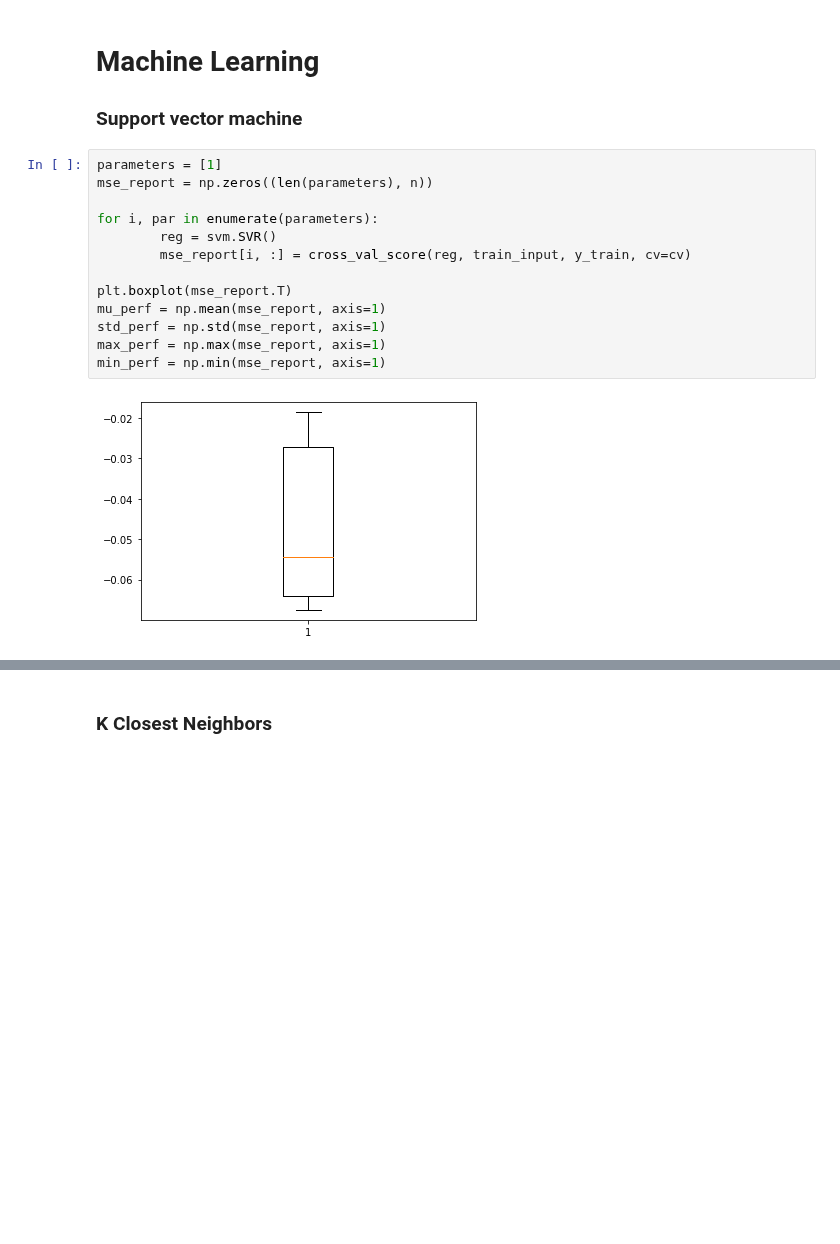
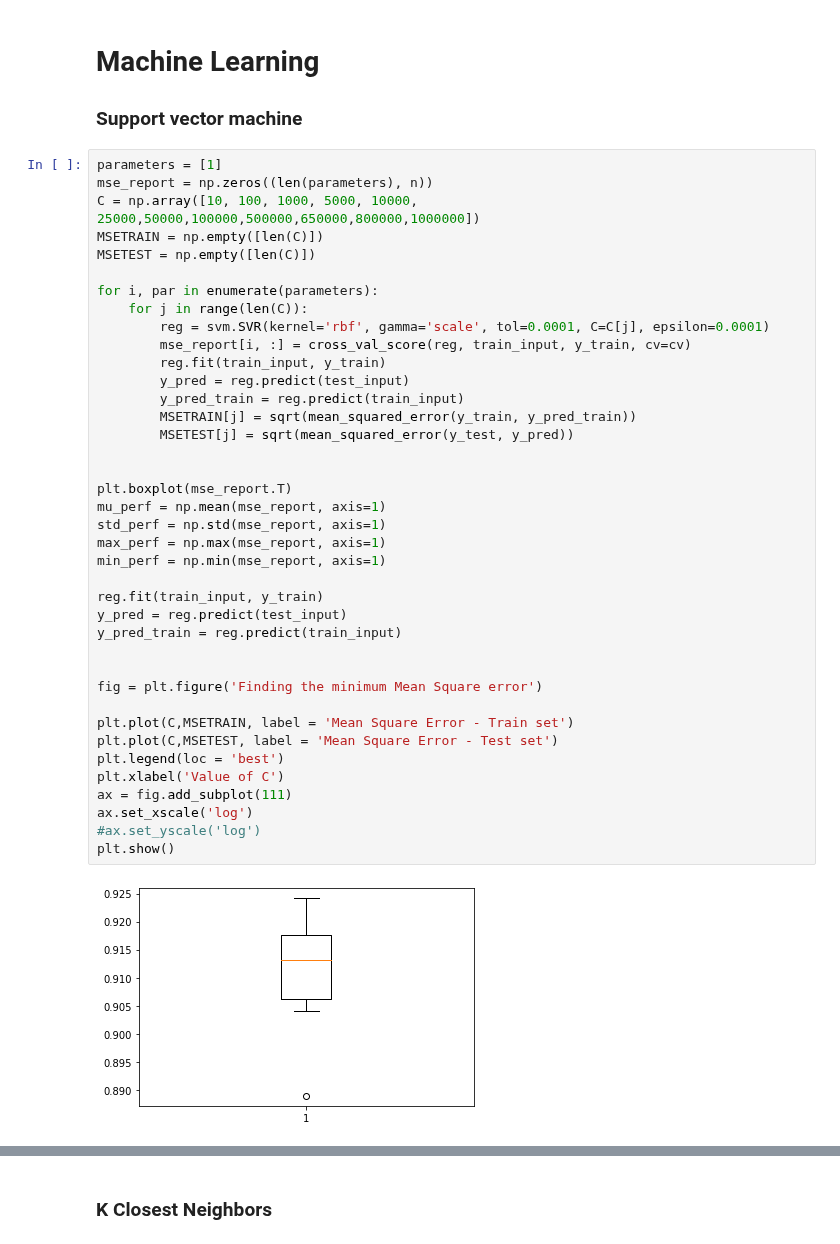
Before and after one commit to BenInTheBox/DataScienceInPractice, a Jupyter notebook: project/code.ipynb, the cells around one changed output, grey strips where cells are left out. Drawn from its saved outputs; the diff is of its cells as text; blank space fills up the shorter version.

```diff
--- a/project/code.ipynb
+++ b/project/code.ipynb
@@ -720,18 +719,44 @@ def prediction(x: np.ndarray, reg, n=5):
 # %% [markdown]
 # Machine Learning
 ### Support vector machine
-# %%
-parameters = [1]
-mse_report = np.zeros((len(parameters), n))
-
-for i, par in enumerate(parameters):
-        reg = svm.SVR()
-        mse_report[i, :] = cross_val_score(reg, train_input, y_train, cv=cv)
-
-plt.boxplot(mse_report.T)
-mu_perf = np.mean(mse_report, axis=1)
-std_perf = np.std(mse_report, axis=1)
-max_perf = np.max(mse_report, axis=1)
-min_perf = np.min(mse_report, axis=1)
-# %% [output]
-[figure, removed]
+# %%
+parameters = [1]
+mse_report = np.zeros((len(parameters), n))
+C = np.array([10, 100, 1000, 5000, 10000, 25000,50000,100000,500000,650000,800000,1000000])
+MSETRAIN = np.empty([len(C)])
+MSETEST = np.empty([len(C)])
+
+for i, par in enumerate(parameters):
+    for j in range(len(C)):
+        reg = svm.SVR(kernel='rbf', gamma='scale', tol=0.0001, C=C[j], epsilon=0.0001)
+        mse_report[i, :] = cross_val_score(reg, train_input, y_train, cv=cv)
+        reg.fit(train_input, y_train)
+        y_pred = reg.predict(test_input)
+        y_pred_train = reg.predict(train_input)
+        MSETRAIN[j] = sqrt(mean_squared_error(y_train, y_pred_train))
+        MSETEST[j] = sqrt(mean_squared_error(y_test, y_pred))
+
+
+plt.boxplot(mse_report.T)
+mu_perf = np.mean(mse_report, axis=1)
+std_perf = np.std(mse_report, axis=1)
+max_perf = np.max(mse_report, axis=1)
+min_perf = np.min(mse_report, axis=1)
+
+reg.fit(train_input, y_train)
+y_pred = reg.predict(test_input)
+y_pred_train = reg.predict(train_input)
+
+
+fig = plt.figure('Finding the minimum Mean Square error')
+
+plt.plot(C,MSETRAIN, label = 'Mean Square Error - Train set')
+plt.plot(C,MSETEST, label = 'Mean Square Error - Test set')
+plt.legend(loc = 'best')
+plt.xlabel('Value of C')
+ax = fig.add_subplot(111)
+ax.set_xscale('log')
+#ax.set_yscale('log')
+plt.show()
+# %% [output]
+[figure, added]
```
Also changed, not shown: parts of 13 cells of this notebook.
